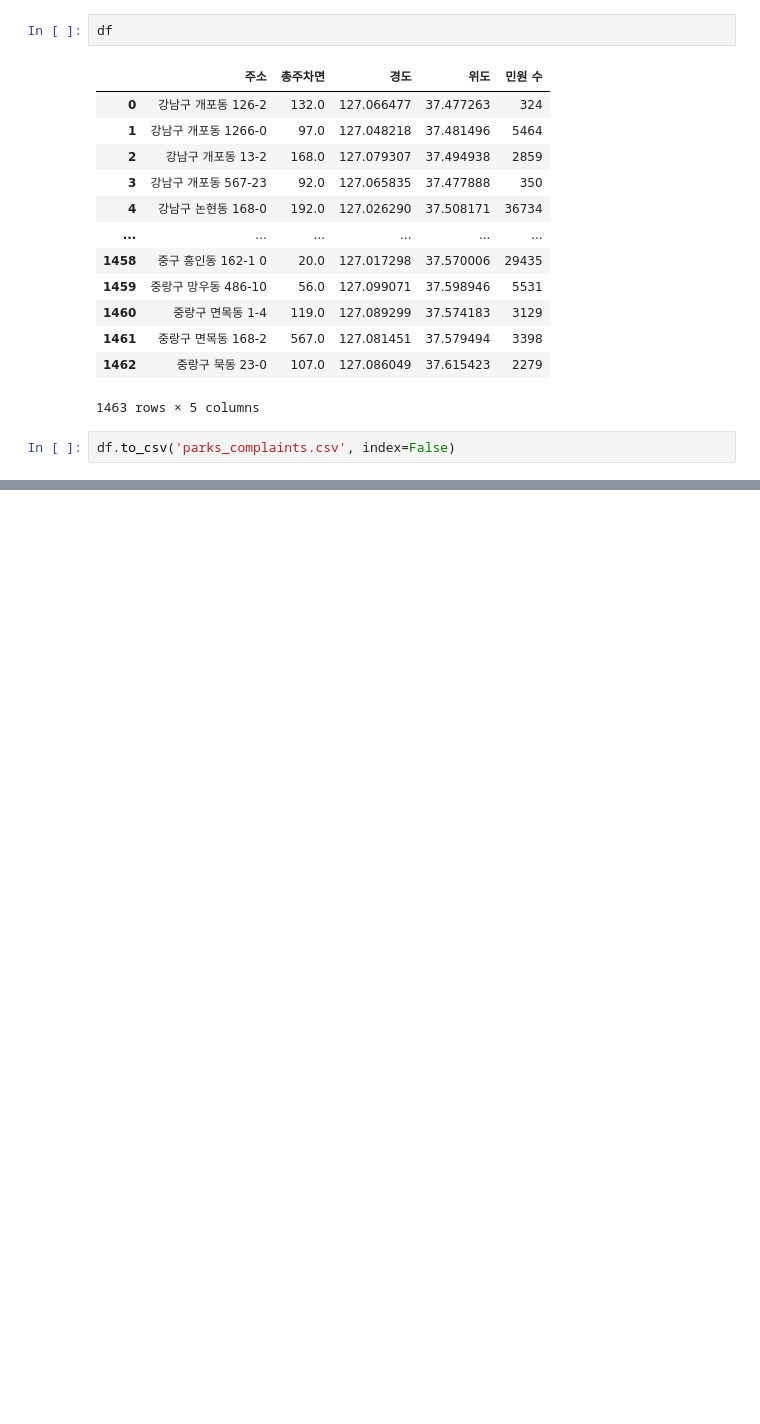
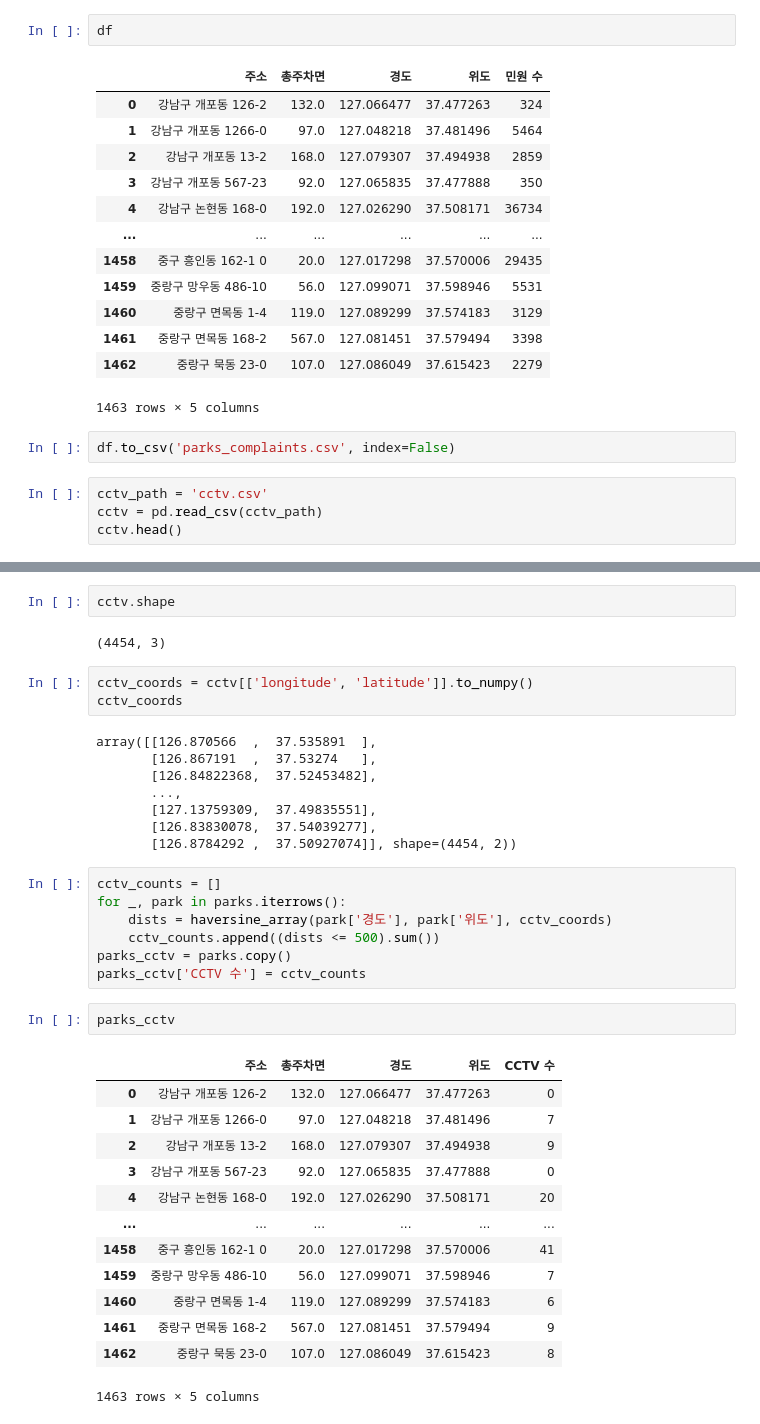
Before and after one commit to vxlmlxv/20251R0136COSE47101, a Jupyter notebook: grouping.ipynb, the cells around one changed output, grey strips where cells are left out. Saved outputs shown, nothing was run; the diff lists cells and outputs as text; blank space fills up the shorter version.

Commit message:
add parks_cctv visualization

```diff
--- a/grouping.ipynb
+++ b/grouping.ipynb
@@ -156,3 +156,7 @@ df
 1463 rows × 5 columns
 # %%
 df.to_csv('parks_complaints.csv', index=False)
+# %%
+cctv_path = 'cctv.csv'
+cctv = pd.read_csv(cctv_path)
+cctv.head()
@@ -158,0 +170,38 @@ df.to_csv('parks_complaints.csv', index=False)
+# %%
+cctv.shape
+# %% [output]
+(4454, 3)
+# %%
+cctv_coords = cctv[['longitude', 'latitude']].to_numpy()
+cctv_coords
+# %% [output]
+array([[126.870566  ,  37.535891  ],
+       [126.867191  ,  37.53274   ],
+       [126.84822368,  37.52453482],
+       ...,
+       [127.13759309,  37.49835551],
+       [126.83830078,  37.54039277],
+       [126.8784292 ,  37.50927074]], shape=(4454, 2))
+# %%
+cctv_counts = []
+for _, park in parks.iterrows():
+    dists = haversine_array(park['경도'], park['위도'], cctv_coords)
+    cctv_counts.append((dists <= 500).sum())
+parks_cctv = parks.copy()
+parks_cctv['CCTV 수'] = cctv_counts
+# %%
+parks_cctv
+# %% [output]
+|  | 주소 | 총주차면 | 경도 | 위도 | CCTV 수 |
+| 0 | 강남구 개포동 126-2 | 132.0 | 127.066477 | 37.477263 | 0 |
+| 1 | 강남구 개포동 1266-0 | 97.0 | 127.048218 | 37.481496 | 7 |
+| 2 | 강남구 개포동 13-2 | 168.0 | 127.079307 | 37.494938 | 9 |
+| 3 | 강남구 개포동 567-23 | 92.0 | 127.065835 | 37.477888 | 0 |
+| 4 | 강남구 논현동 168-0 | 192.0 | 127.026290 | 37.508171 | 20 |
+| ... | ... | ... | ... | ... | ... |
+| 1458 | 중구 흥인동 162-1 0 | 20.0 | 127.017298 | 37.570006 | 41 |
+| 1459 | 중랑구 망우동 486-10 | 56.0 | 127.099071 | 37.598946 | 7 |
+| 1460 | 중랑구 면목동 1-4 | 119.0 | 127.089299 | 37.574183 | 6 |
+| 1461 | 중랑구 면목동 168-2 | 567.0 | 127.081451 | 37.579494 | 9 |
+| 1462 | 중랑구 묵동 23-0 | 107.0 | 127.086049 | 37.615423 | 8 |
+1463 rows × 5 columns
```
Also changed, not shown: parts of 3 cells of this notebook, 2 other files.
